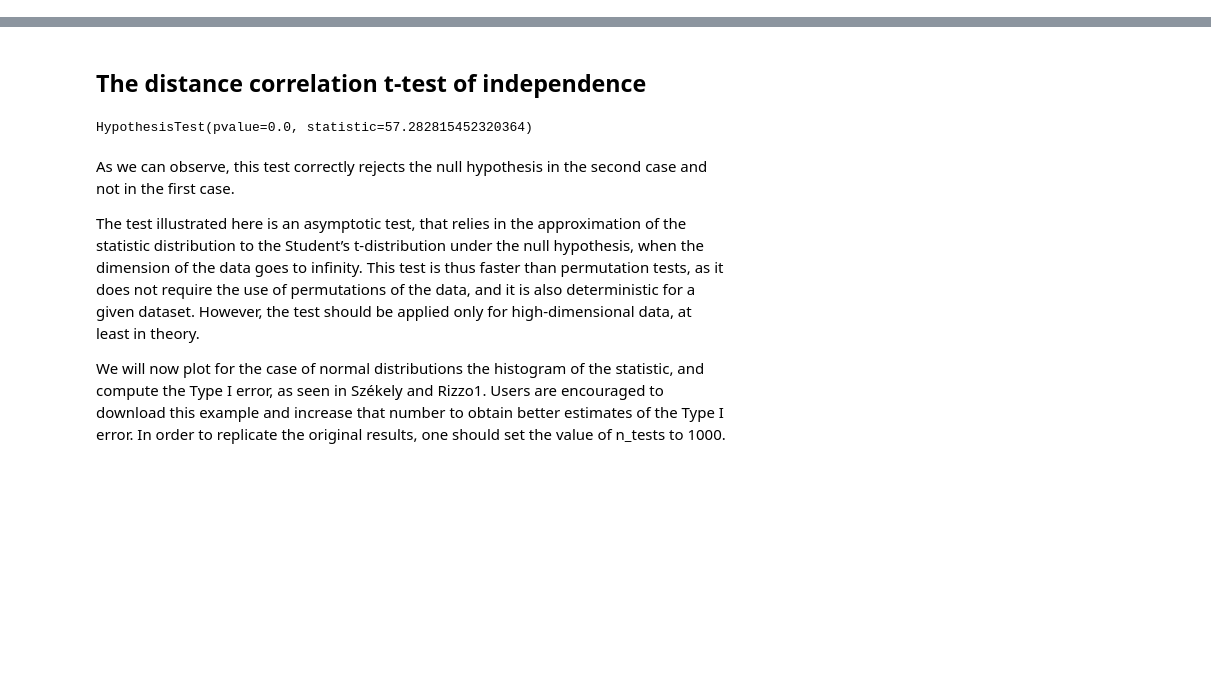
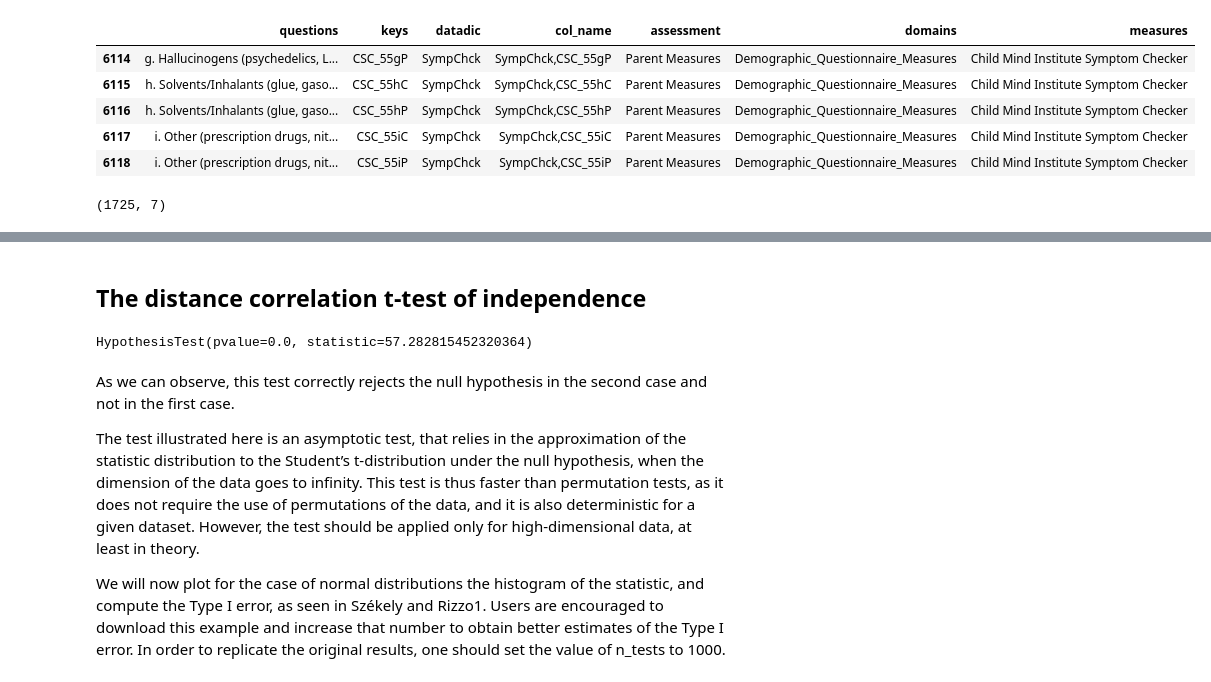
Before and after one commit to burdinskid13/healthy_brain_network, a Jupyter notebook: notebooks/item-analysis.ipynb, the cells around one changed output, grey strips where cells are left out. Drawn from its saved outputs; the diff is of its cells as text; code cells hidden in the pictures; blank space fills up the shorter version.

```diff
--- a/notebooks/item-analysis.ipynb
+++ b/notebooks/item-analysis.ipynb
@@ -24,0 +95,15 @@ The autoreload extension is already loaded. To reload it, use:
+# %%
+# data dictionary
+
+df_dict.tail(5)
+# %% [output]
+|  | questions | keys | datadic | col_name | assessment | domains | measures |
+| 6114 | g. Hallucinogens (psychedelics, L... | CSC_55gP | SympChck | SympChck,CSC_55gP | Parent Measures | Demographic_Questionnaire_Measures | Child Mind Institute Symptom Checker |
+| 6115 | h. Solvents/Inhalants (glue, gaso... | CSC_55hC | SympChck | SympChck,CSC_55hC | Parent Measures | Demographic_Questionnaire_Measures | Child Mind Institute Symptom Checker |
+| 6116 | h. Solvents/Inhalants (glue, gaso... | CSC_55hP | SympChck | SympChck,CSC_55hP | Parent Measures | Demographic_Questionnaire_Measures | Child Mind Institute Symptom Checker |
+| 6117 | i. Other (prescription drugs, nit... | CSC_55iC | SympChck | SympChck,CSC_55iC | Parent Measures | Demographic_Questionnaire_Measures | Child Mind Institute Symptom Checker |
+| 6118 | i. Other (prescription drugs, nit... | CSC_55iP | SympChck | SympChck,CSC_55iP | Parent Measures | Demographic_Questionnaire_Measures | Child Mind Institute Symptom Checker |
+# %%
+df_dict.shape
+# %% [output]
+(1725, 7)
```
Also changed, not shown: parts of 49 cells of this notebook, 5 other files.
